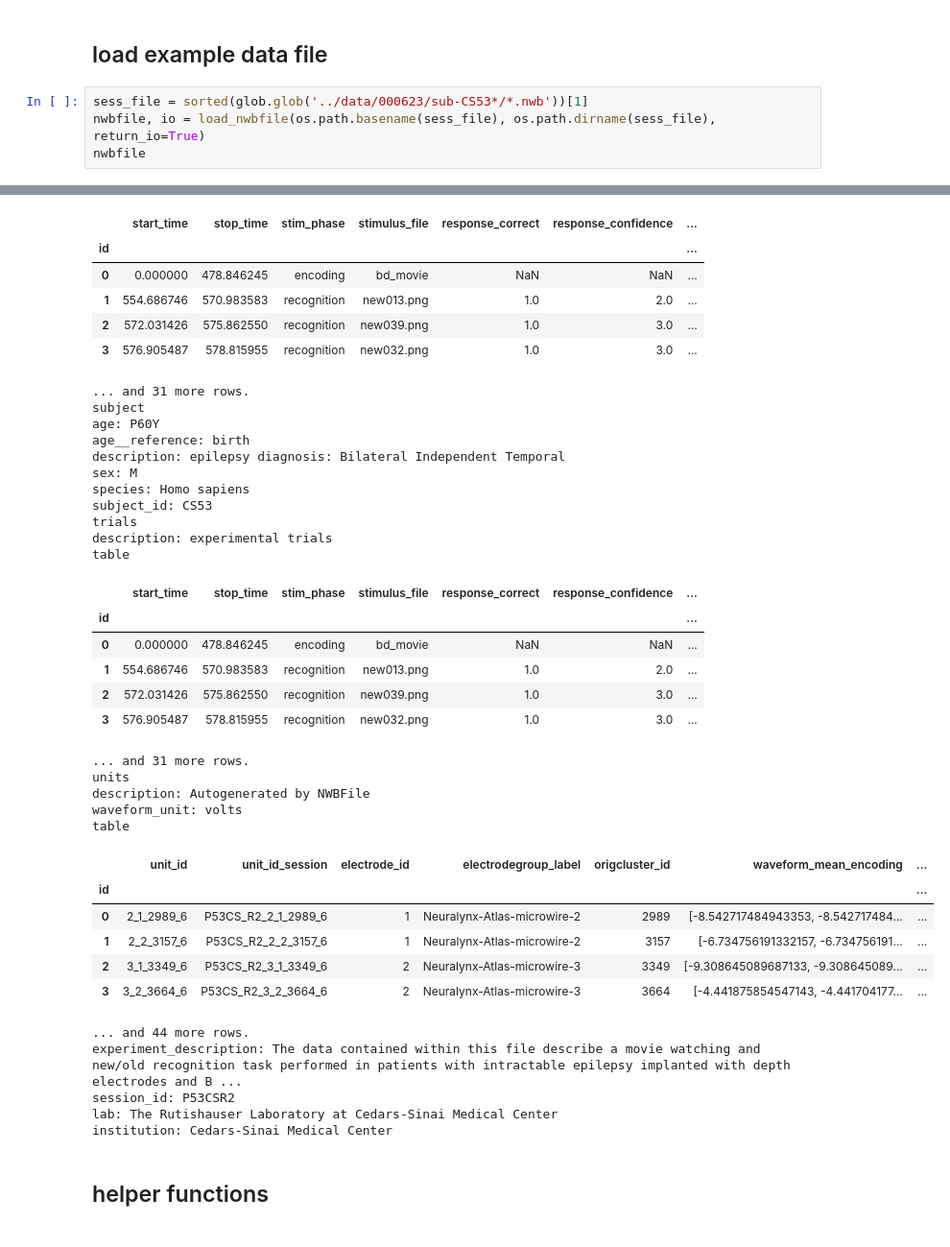
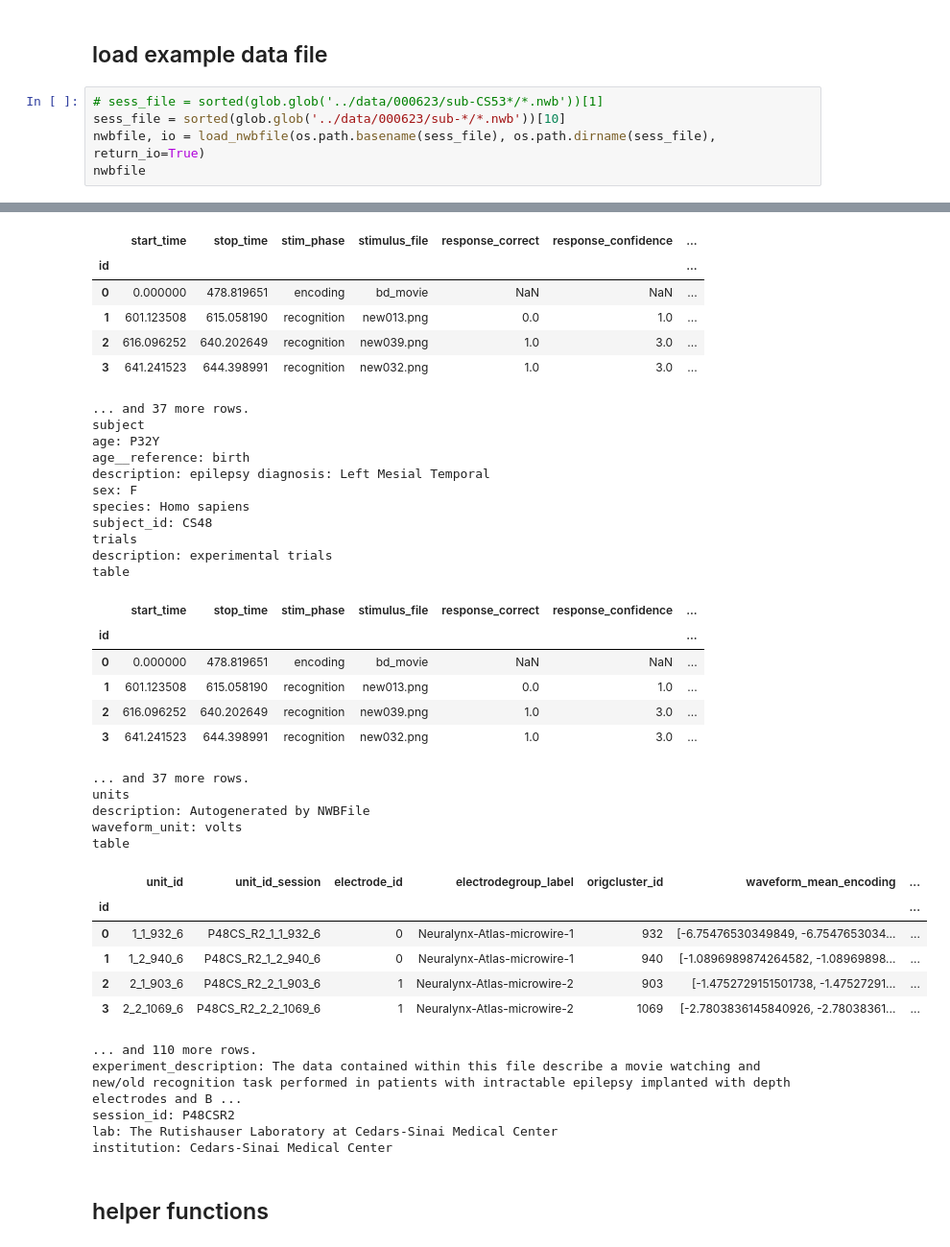
Before and after one commit to NuttidaLab/movie_analysis, a Jupyter notebook: data_consolidate.ipynb, the cells around one changed output, grey strips where cells are left out. Shown at 96% size. Cells and saved outputs as stored; diff of their text form.

```diff
--- a/data_consolidate.ipynb
+++ b/data_consolidate.ipynb
@@ -9,7 +9,8 @@ from convnwb.io import load_nwbfile
 # %% [markdown]
 ## load example data file
 # %%
-sess_file = sorted(glob.glob('../data/000623/sub-CS53*/*.nwb'))[1]
+# sess_file = sorted(glob.glob('../data/000623/sub-CS53*/*.nwb'))[1]
+sess_file = sorted(glob.glob('../data/000623/sub-*/*.nwb'))[10]
 nwbfile, io = load_nwbfile(os.path.basename(sess_file), os.path.dirname(sess_file), return_io=True)
 nwbfile
 # %% [output]
@@ -77,54 +78,54 @@ Neuralynx-Atlas-macros-1
 description: macros
 location: Left vmPFC
 device
 description: CS - Neuralynx-Atlas
 Neuralynx-Atlas-macros-10
 description: macros
 location: Left ACC
 device
 description: CS - Neuralynx-Atlas
 ... (873 lines left out)
 intervals
 trials
 description: experimental trials
 table
 |  | start_time | stop_time | stim_phase | stimulus_file | response_correct | response_confidence | ... |
 | id |  |  |  |  |  |  | ... |
-| 0 | 0.000000 | 478.846245 | encoding | bd_movie | NaN | NaN | ... |
-| 1 | 554.686746 | 570.983583 | recognition | new013.png | 1.0 | 2.0 | ... |
-| 2 | 572.031426 | 575.862550 | recognition | new039.png | 1.0 | 3.0 | ... |
-| 3 | 576.905487 | 578.815955 | recognition | new032.png | 1.0 | 3.0 | ... |
+| 0 | 0.000000 | 478.819651 | encoding | bd_movie | NaN | NaN | ... |
+| 1 | 601.123508 | 615.058190 | recognition | new013.png | 0.0 | 1.0 | ... |
+| 2 | 616.096252 | 640.202649 | recognition | new039.png | 1.0 | 3.0 | ... |
+| 3 | 641.241523 | 644.398991 | recognition | new032.png | 1.0 | 3.0 | ... |
-... and 31 more rows.
+... and 37 more rows.
 subject
-age: P60Y
+age: P32Y
 age__reference: birth
-description: epilepsy diagnosis: Bilateral Independent Temporal
-sex: M
+description: epilepsy diagnosis: Left Mesial Temporal
+sex: F
 species: Homo sapiens
-subject_id: CS53
+subject_id: CS48
 trials
 description: experimental trials
 table
 |  | start_time | stop_time | stim_phase | stimulus_file | response_correct | response_confidence | ... |
 | id |  |  |  |  |  |  | ... |
-| 0 | 0.000000 | 478.846245 | encoding | bd_movie | NaN | NaN | ... |
-| 1 | 554.686746 | 570.983583 | recognition | new013.png | 1.0 | 2.0 | ... |
-| 2 | 572.031426 | 575.862550 | recognition | new039.png | 1.0 | 3.0 | ... |
-| 3 | 576.905487 | 578.815955 | recognition | new032.png | 1.0 | 3.0 | ... |
+| 0 | 0.000000 | 478.819651 | encoding | bd_movie | NaN | NaN | ... |
+| 1 | 601.123508 | 615.058190 | recognition | new013.png | 0.0 | 1.0 | ... |
+| 2 | 616.096252 | 640.202649 | recognition | new039.png | 1.0 | 3.0 | ... |
+| 3 | 641.241523 | 644.398991 | recognition | new032.png | 1.0 | 3.0 | ... |
-... and 31 more rows.
+... and 37 more rows.
 units
 description: Autogenerated by NWBFile
 waveform_unit: volts
 table
 |  | unit_id | unit_id_session | electrode_id | electrodegroup_label | origcluster_id | waveform_mean_encoding | ... |
 | id |  |  |  |  |  |  | ... |
-| 0 | 2_1_2989_6 | P53CS_R2_2_1_2989_6 | 1 | Neuralynx-Atlas-microwire-2 | 2989 | [-8.542717484943353, -8.542717484... | ... |
-| 1 | 2_2_3157_6 | P53CS_R2_2_2_3157_6 | 1 | Neuralynx-Atlas-microwire-2 | 3157 | [-6.734756191332157, -6.734756191... | ... |
-| 2 | 3_1_3349_6 | P53CS_R2_3_1_3349_6 | 2 | Neuralynx-Atlas-microwire-3 | 3349 | [-9.308645089687133, -9.308645089... | ... |
-| 3 | 3_2_3664_6 | P53CS_R2_3_2_3664_6 | 2 | Neuralynx-Atlas-microwire-3 | 3664 | [-4.441875854547143, -4.441704177... | ... |
+| 0 | 1_1_932_6 | P48CS_R2_1_1_932_6 | 0 | Neuralynx-Atlas-microwire-1 | 932 | [-6.75476530349849, -6.7547653034... | ... |
+| 1 | 1_2_940_6 | P48CS_R2_1_2_940_6 | 0 | Neuralynx-Atlas-microwire-1 | 940 | [-1.0896989874264582, -1.08969898... | ... |
+| 2 | 2_1_903_6 | P48CS_R2_2_1_903_6 | 1 | Neuralynx-Atlas-microwire-2 | 903 | [-1.4752729151501738, -1.47527291... | ... |
+| 3 | 2_2_1069_6 | P48CS_R2_2_2_1069_6 | 1 | Neuralynx-Atlas-microwire-2 | 1069 | [-2.7803836145840926, -2.78038361... | ... |
-... and 44 more rows.
+... and 110 more rows.
 experiment_description: The data contained within this file describe a movie watching and new/old recognition task performed in patients with intractable epilepsy implanted with depth electrodes and B ...
-session_id: P53CSR2
+session_id: P48CSR2
 lab: The Rutishauser Laboratory at Cedars-Sinai Medical Center
 institution: Cedars-Sinai Medical Center
 # %% [markdown]
```
Also changed, not shown: parts of 4 cells of this notebook, 6 other files.
